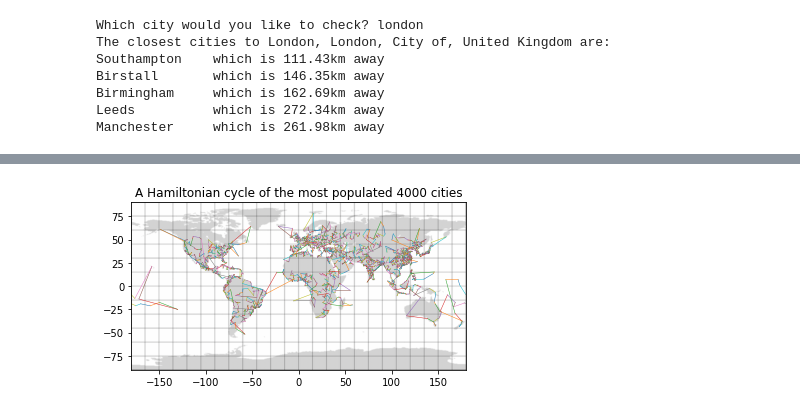
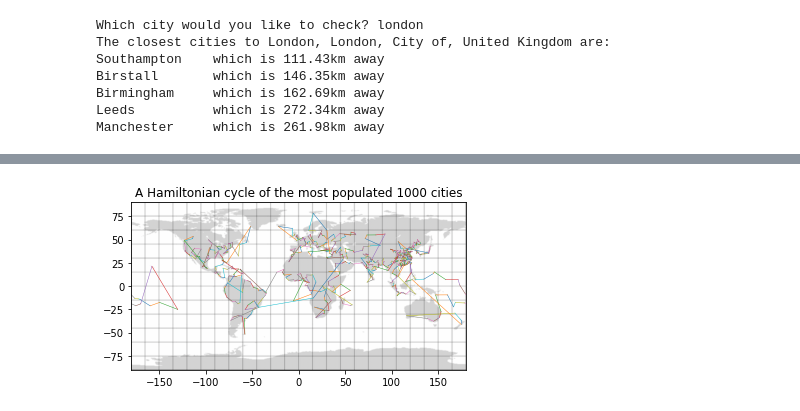
Before and after one commit to Aidan23Smith/Seeing-a-Connected-World, a Jupyter notebook: Seeing a Connected World.ipynb, the cells around one changed output, grey strips where cells are left out. Cells and saved outputs as stored; diff of their text form; code cells hidden in the pictures.

```diff
--- a/Seeing a Connected World.ipynb
+++ b/Seeing a Connected World.ipynb
@@ -396,7 +393,7 @@ def check(done, branch):
 #Plots a Hamiltonian Cycle for the most populated countries
 #Breaking the minimum tree into branches which are checked against all possible possitions in the tree currently created to see where is best to add it
 
-numcity = 4000
+numcity = 1000
 reduced = everything.head(numcity)
 
 global lats
@@ -450,31 +447,31 @@ while len(done)<numcity+1:
     if nex != []:
         if len(nex) > 1:
             repeat.append(current)
 
         nex = nex[0]
         branch += [nex]
 
         current = nex
     else:
         if count != 0:
             pos = check(done, branch)
             done = done[:pos+1] + branch + done[pos+1:]
         else:
             done += branch
         branch = []
         if len(done) < numcity+1:
             current = repeat[count]
             count += 1
 
 
 done = done[1:]
 distance = 0
 for i in range(numcity):
     plot(longs[done[i-1]], longs[done[i]], lats[done[i-1]], lats[done[i]])
     distance += dist(longs[done[i-1]], longs[done[i]], lats[done[i-1]], lats[done[i]])
 
 addmap()
 plt.title('A Hamiltonian cycle of the most populated ' + str(numcity) + ' cities')
 plt.savefig('bestworldcycle.png', dpi=400)
 # %% [output]
-[figure, old version]
+[figure, new version]
```
Also changed, not shown: parts of 15 cells of this notebook.
